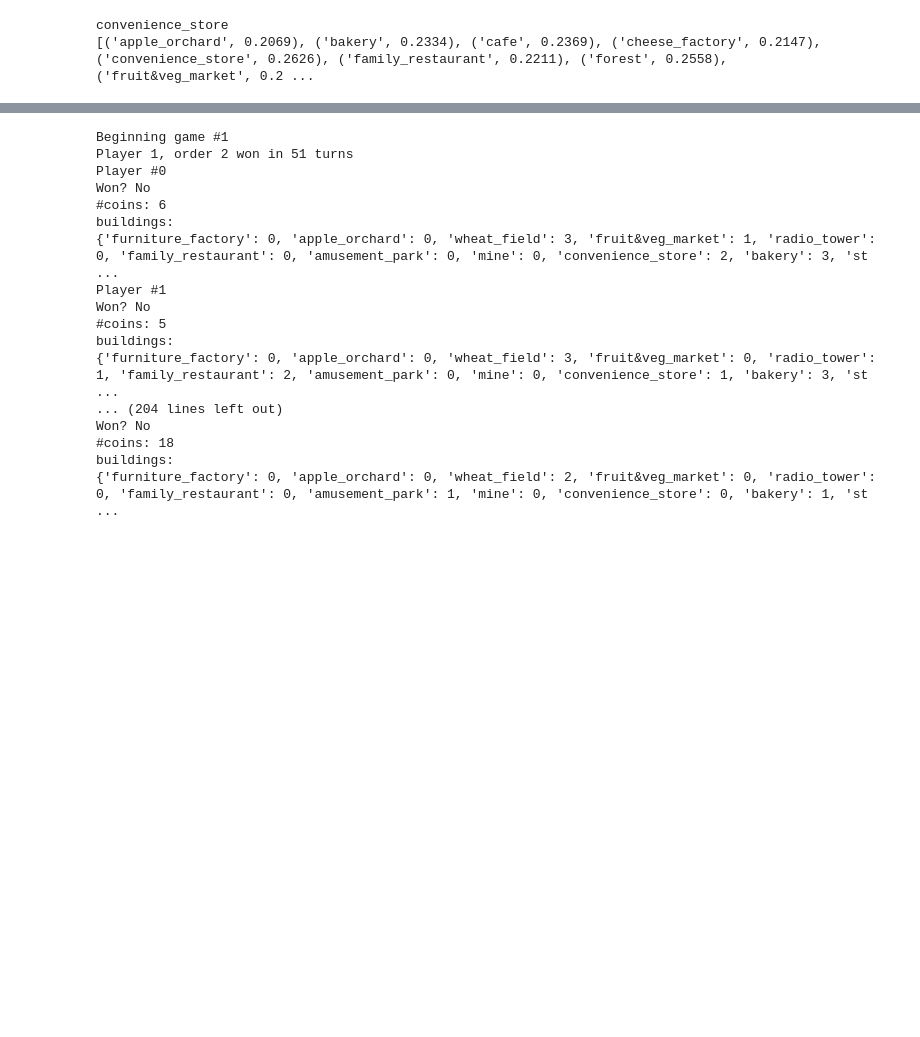
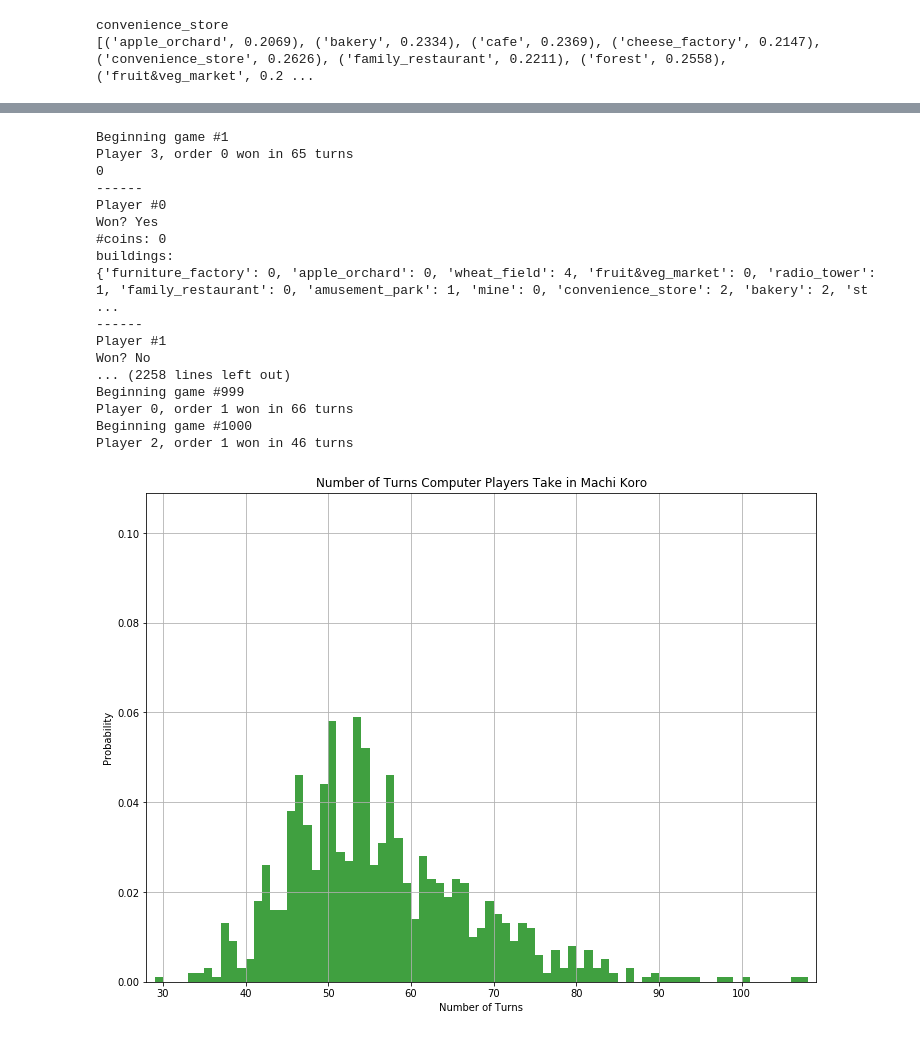
Before and after one commit to mcandocia/machi_ai, a Jupyter notebook: exploration.ipynb, the cells around one changed output, grey strips where cells are left out. Cells and saved outputs as stored; diff of their text form; code cells hidden in the pictures; blank space fills up the shorter version.

```diff
--- a/exploration.ipynb
+++ b/exploration.ipynb
@@ -136,10 +153,16 @@ buildings:
 # %%
 #just for fun let's run that a few more times
+nturns = []
 
-for i in range(10):
+for i in range(1000):
     game = Game(1 + i,players, options={'use_max_probability':True})
     players = game.players
-    game.run()
+    game.run(silent=True)
+    nturns.append(game.turn)
+    if i % 100 == 0:
+        print i
+    if i > 10:
+        continue
     for player in players:
         print '------'
         print 'Player #%d' % player.order
@@ -149,19 +172,45 @@ for i in range(10):
         print player.buildings
 # %% [output]
 Beginning game #1
-Player 1, order 2 won in 51 turns
+Player 3, order 0 won in 65 turns
+0
+------
 Player #0
-Won? No
-#coins: 6
+Won? Yes
+#coins: 0
 buildings:
-{'furniture_factory': 0, 'apple_orchard': 0, 'wheat_field': 3, 'fruit&veg_market': 1, 'radio_tower': 0, 'family_restaurant': 0, 'amusement_park': 0, 'mine': 0, 'convenience_store': 2, 'bakery': 3, 'st ...
+{'furniture_factory': 0, 'apple_orchard': 0, 'wheat_field': 4, 'fruit&veg_market': 0, 'radio_tower': 1, 'family_restaurant': 0, 'amusement_park': 1, 'mine': 0, 'convenience_store': 2, 'bakery': 2, 'st ...
+------
 Player #1
 Won? No
-#coins: 5
-buildings:
-{'furniture_factory': 0, 'apple_orchard': 0, 'wheat_field': 3, 'fruit&veg_market': 0, 'radio_tower': 1, 'family_restaurant': 2, 'amusement_park': 0, 'mine': 0, 'convenience_store': 1, 'bakery': 3, 'st ...
-... (204 lines left out)
-Won? No
-#coins: 18
-buildings:
-{'furniture_factory': 0, 'apple_orchard': 0, 'wheat_field': 2, 'fruit&veg_market': 0, 'radio_tower': 0, 'family_restaurant': 0, 'amusement_park': 1, 'mine': 0, 'convenience_store': 0, 'bakery': 1, 'st ...
+... (2258 lines left out)
+Beginning game #999
+Player 0, order 1 won in 66 turns
+Beginning game #1000
+Player 2, order 1 won in 46 turns
+# %%
+import numpy as np
+import matplotlib.mlab as mlab
+import matplotlib.pyplot as plt
+%matplotlib inline
+plt.rcParams["figure.figsize"] = [12, 9]
+turns = np.asarray(nturns)
+#mu, sigma = 100, 15
+#x = mu + sigma*np.random.randn(10000)
+
+# the histogram of the data
+n, bins, patches = plt.hist(turns, np.max(turns)-np.min(turns), normed=1, facecolor='green', alpha=0.75)
+
+# add a 'best fit' line
+#y = mlab.normpdf( bins, mu, sigma)
+l = plt.plot(bins)
+
+plt.xlabel('Number of Turns')
+plt.ylabel('Probability')
+plt.title(r'Number of Turns Computer Players Take in Machi Koro')
+plt.axis([np.min(turns)-1, np.max(turns)+1, 0, np.max(n)+0.05])
+plt.grid(True)
+
+plt.show()
+# %% [output]
+[figure, added]
```
Also changed, not shown: parts of 5 cells of this notebook.
